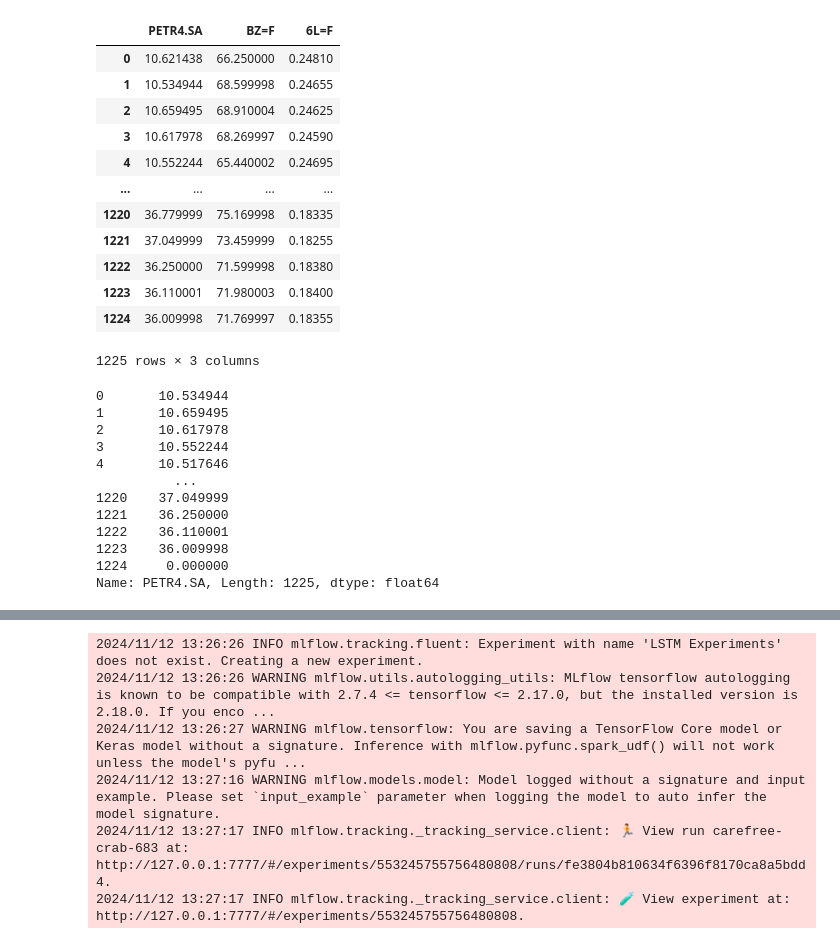
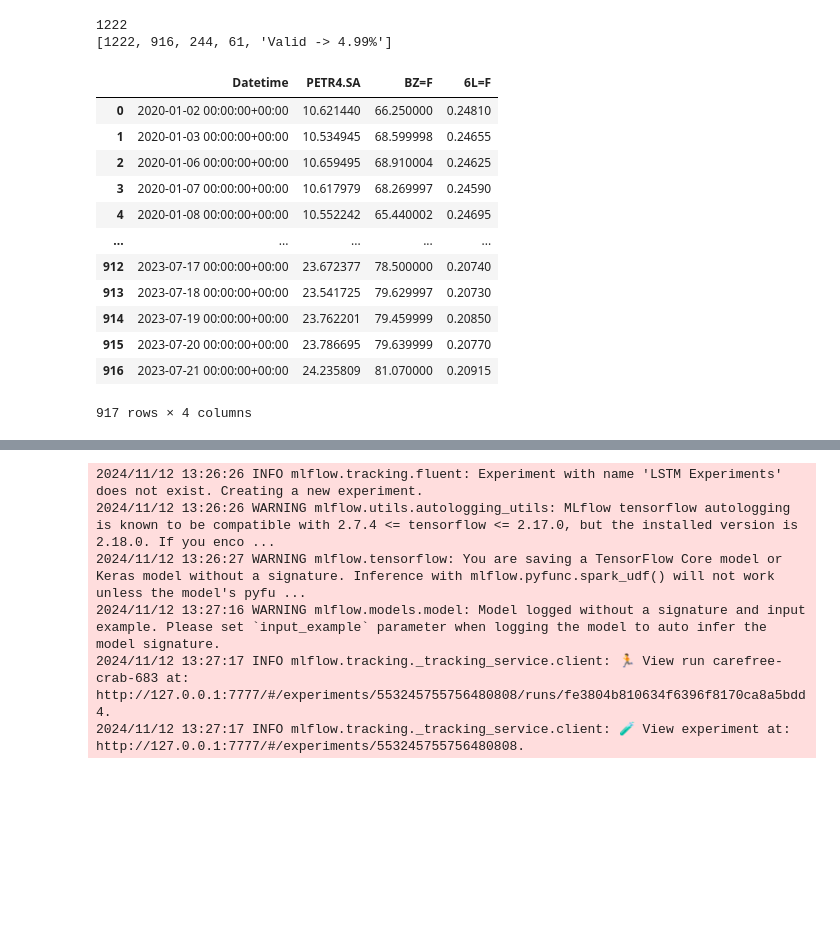
Before and after one commit to tmnds/tech_challenge_4, a Jupyter notebook: training_model/training_model_tf.ipynb, the cells around one changed output, grey strips where cells are left out. Drawn from its saved outputs; the diff is of its cells as text; code cells hidden in the pictures; blank space fills up the shorter version.

Commit message:
First Train and Test Example OK (it seems to)

```diff
--- a/training_model/training_model_tf.ipynb
+++ b/training_model/training_model_tf.ipynb
@@ -160,31 +76,35 @@ target = df[company_output].shift(-horizon).fillna(0)  # Shift x3 by horizon h
-# %%
-features
-# %% [output]
-|  | PETR4.SA | BZ=F | 6L=F |
-| 0 | 10.621438 | 66.250000 | 0.24810 |
-| 1 | 10.534944 | 68.599998 | 0.24655 |
-| 2 | 10.659495 | 68.910004 | 0.24625 |
-| 3 | 10.617978 | 68.269997 | 0.24590 |
-| 4 | 10.552244 | 65.440002 | 0.24695 |
-| ... | ... | ... | ... |
-| 1220 | 36.779999 | 75.169998 | 0.18335 |
-| 1221 | 37.049999 | 73.459999 | 0.18255 |
-| 1222 | 36.250000 | 71.599998 | 0.18380 |
-| 1223 | 36.110001 | 71.980003 | 0.18400 |
-| 1224 | 36.009998 | 71.769997 | 0.18355 |
-1225 rows × 3 columns
-# %%
-target
-# %% [output]
-0       10.534944
-1       10.659495
-2       10.617978
-3       10.552244
-4       10.517646
-          ...
-1220    37.049999
-1221    36.250000
-1222    36.110001
-1223    36.009998
-1224     0.000000
-Name: PETR4.SA, Length: 1225, dtype: float64
+# %%
+h = 1
+L = 2
+N = len(df)-L-h
+print(N)
+
+Ntrain = int(0.75*N)
+Ntest = int(0.20*N)
+Nvalid = N-Ntrain-Ntest-1
+if (Nvalid < (L+h+1)):
+    raise ValueError(f"""At least (L+h+1) samples are needed for validation. Try changing the prediction horizon, the sequence/window length, or increasing the number of samples""")
+print([N, Ntrain, Ntest, Nvalid, f"Valid -> {round(100*Nvalid/N,2)}%"])
+
+df_train = df.loc[0:Ntrain]
+df_test = df.loc[Ntrain+1:Ntrain+Ntest]
+df_valid = df.loc[Ntrain+Ntest+1:]
+# %% [output]
+1222
+[1222, 916, 244, 61, 'Valid -> 4.99%']
+# %%
+df_train
+# %% [output]
+|  | Datetime | PETR4.SA | BZ=F | 6L=F |
+| 0 | 2020-01-02 00:00:00+00:00 | 10.621440 | 66.250000 | 0.24810 |
+| 1 | 2020-01-03 00:00:00+00:00 | 10.534945 | 68.599998 | 0.24655 |
+| 2 | 2020-01-06 00:00:00+00:00 | 10.659495 | 68.910004 | 0.24625 |
+| 3 | 2020-01-07 00:00:00+00:00 | 10.617979 | 68.269997 | 0.24590 |
+| 4 | 2020-01-08 00:00:00+00:00 | 10.552242 | 65.440002 | 0.24695 |
+| ... | ... | ... | ... | ... |
+| 912 | 2023-07-17 00:00:00+00:00 | 23.672377 | 78.500000 | 0.20740 |
+| 913 | 2023-07-18 00:00:00+00:00 | 23.541725 | 79.629997 | 0.20730 |
+| 914 | 2023-07-19 00:00:00+00:00 | 23.762201 | 79.459999 | 0.20850 |
+| 915 | 2023-07-20 00:00:00+00:00 | 23.786695 | 79.639999 | 0.20770 |
+| 916 | 2023-07-21 00:00:00+00:00 | 24.235809 | 81.070000 | 0.20915 |
+917 rows × 4 columns
```
Also changed, not shown: parts of 28 cells of this notebook.
